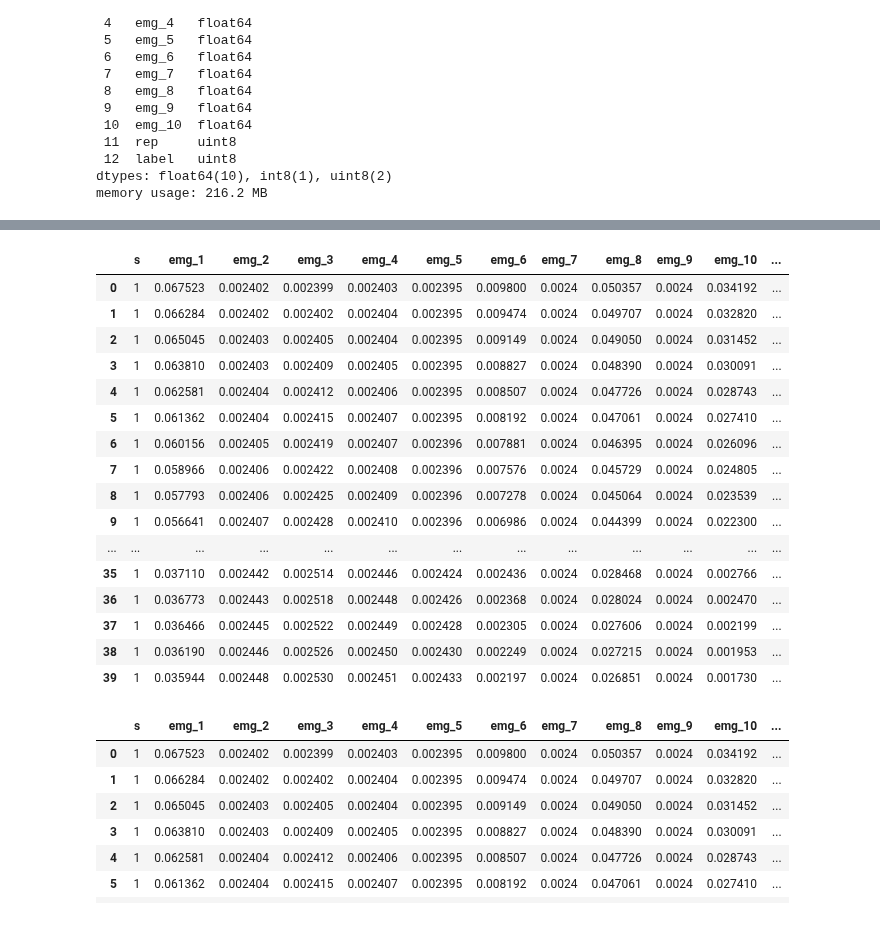
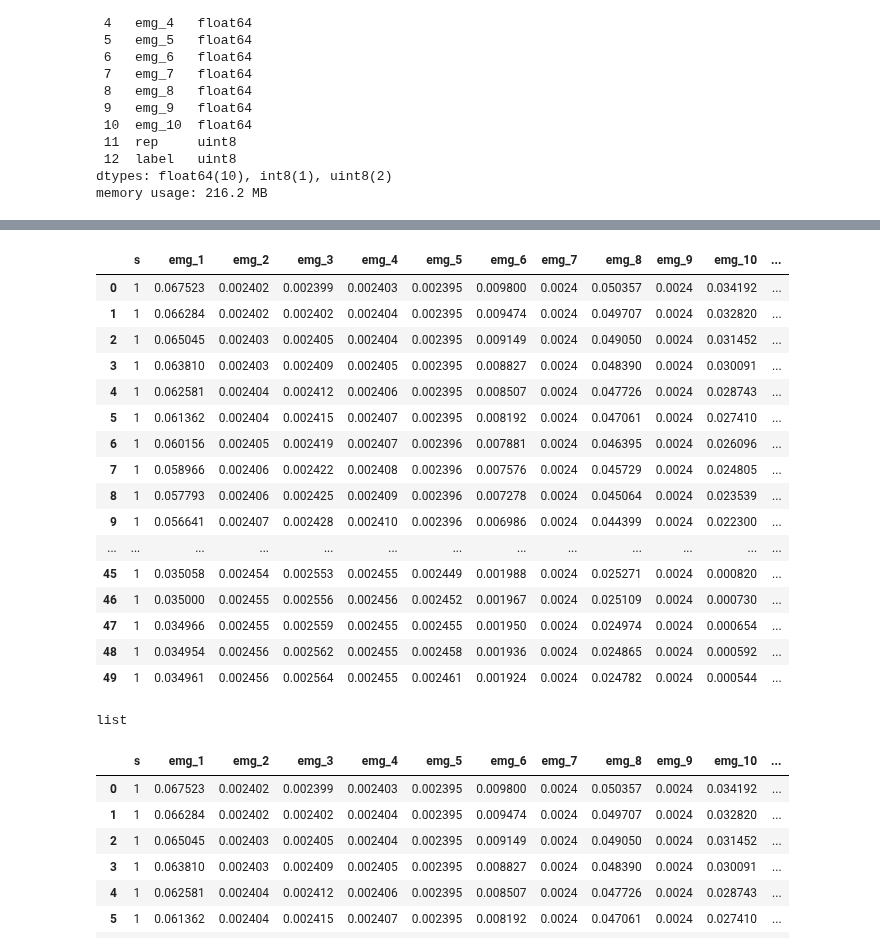
Before and after one commit to repos-especializacion-UdeA/trabajo-final_AA1, a Jupyter notebook: notebooks_pasos_previos/merge_databases.ipynb, the cells around one changed output, grey strips where cells are left out. Cells and saved outputs as stored; diff of their text form; code cells hidden in the pictures.

```diff
--- a/notebooks_pasos_previos/merge_databases.ipynb
+++ b/notebooks_pasos_previos/merge_databases.ipynb
@@ -294,23 +320,27 @@ print(len(segments))
 # %%
-data_base_filter.head(40)
+data_base_filter.head(50)
 # %% [output]
 |  | s | emg_1 | emg_2 | emg_3 | emg_4 | emg_5 | emg_6 | emg_7 | emg_8 | emg_9 | emg_10 | ... |
 | 0 | 1 | 0.067523 | 0.002402 | 0.002399 | 0.002403 | 0.002395 | 0.009800 | 0.0024 | 0.050357 | 0.0024 | 0.034192 | ... |
 | 1 | 1 | 0.066284 | 0.002402 | 0.002402 | 0.002404 | 0.002395 | 0.009474 | 0.0024 | 0.049707 | 0.0024 | 0.032820 | ... |
 | 2 | 1 | 0.065045 | 0.002403 | 0.002405 | 0.002404 | 0.002395 | 0.009149 | 0.0024 | 0.049050 | 0.0024 | 0.031452 | ... |
 | 3 | 1 | 0.063810 | 0.002403 | 0.002409 | 0.002405 | 0.002395 | 0.008827 | 0.0024 | 0.048390 | 0.0024 | 0.030091 | ... |
 | 4 | 1 | 0.062581 | 0.002404 | 0.002412 | 0.002406 | 0.002395 | 0.008507 | 0.0024 | 0.047726 | 0.0024 | 0.028743 | ... |
 | 5 | 1 | 0.061362 | 0.002404 | 0.002415 | 0.002407 | 0.002395 | 0.008192 | 0.0024 | 0.047061 | 0.0024 | 0.027410 | ... |
 | 6 | 1 | 0.060156 | 0.002405 | 0.002419 | 0.002407 | 0.002396 | 0.007881 | 0.0024 | 0.046395 | 0.0024 | 0.026096 | ... |
 | 7 | 1 | 0.058966 | 0.002406 | 0.002422 | 0.002408 | 0.002396 | 0.007576 | 0.0024 | 0.045729 | 0.0024 | 0.024805 | ... |
 | 8 | 1 | 0.057793 | 0.002406 | 0.002425 | 0.002409 | 0.002396 | 0.007278 | 0.0024 | 0.045064 | 0.0024 | 0.023539 | ... |
 | 9 | 1 | 0.056641 | 0.002407 | 0.002428 | 0.002410 | 0.002396 | 0.006986 | 0.0024 | 0.044399 | 0.0024 | 0.022300 | ... |
 | ... | ... | ... | ... | ... | ... | ... | ... | ... | ... | ... | ... | ... |
-| 35 | 1 | 0.037110 | 0.002442 | 0.002514 | 0.002446 | 0.002424 | 0.002436 | 0.0024 | 0.028468 | 0.0024 | 0.002766 | ... |
-| 36 | 1 | 0.036773 | 0.002443 | 0.002518 | 0.002448 | 0.002426 | 0.002368 | 0.0024 | 0.028024 | 0.0024 | 0.002470 | ... |
-| 37 | 1 | 0.036466 | 0.002445 | 0.002522 | 0.002449 | 0.002428 | 0.002305 | 0.0024 | 0.027606 | 0.0024 | 0.002199 | ... |
-| 38 | 1 | 0.036190 | 0.002446 | 0.002526 | 0.002450 | 0.002430 | 0.002249 | 0.0024 | 0.027215 | 0.0024 | 0.001953 | ... |
-| 39 | 1 | 0.035944 | 0.002448 | 0.002530 | 0.002451 | 0.002433 | 0.002197 | 0.0024 | 0.026851 | 0.0024 | 0.001730 | ... |
+| 45 | 1 | 0.035058 | 0.002454 | 0.002553 | 0.002455 | 0.002449 | 0.001988 | 0.0024 | 0.025271 | 0.0024 | 0.000820 | ... |
+| 46 | 1 | 0.035000 | 0.002455 | 0.002556 | 0.002456 | 0.002452 | 0.001967 | 0.0024 | 0.025109 | 0.0024 | 0.000730 | ... |
+| 47 | 1 | 0.034966 | 0.002455 | 0.002559 | 0.002455 | 0.002455 | 0.001950 | 0.0024 | 0.024974 | 0.0024 | 0.000654 | ... |
+| 48 | 1 | 0.034954 | 0.002456 | 0.002562 | 0.002455 | 0.002458 | 0.001936 | 0.0024 | 0.024865 | 0.0024 | 0.000592 | ... |
+| 49 | 1 | 0.034961 | 0.002456 | 0.002564 | 0.002455 | 0.002461 | 0.001924 | 0.0024 | 0.024782 | 0.0024 | 0.000544 | ... |
+# %%
+type(segments)
+# %% [output]
+list
 # %%
 segments[0]
 # %% [output]
```
Also changed, not shown: parts of 19 cells of this notebook, 1 other file.
